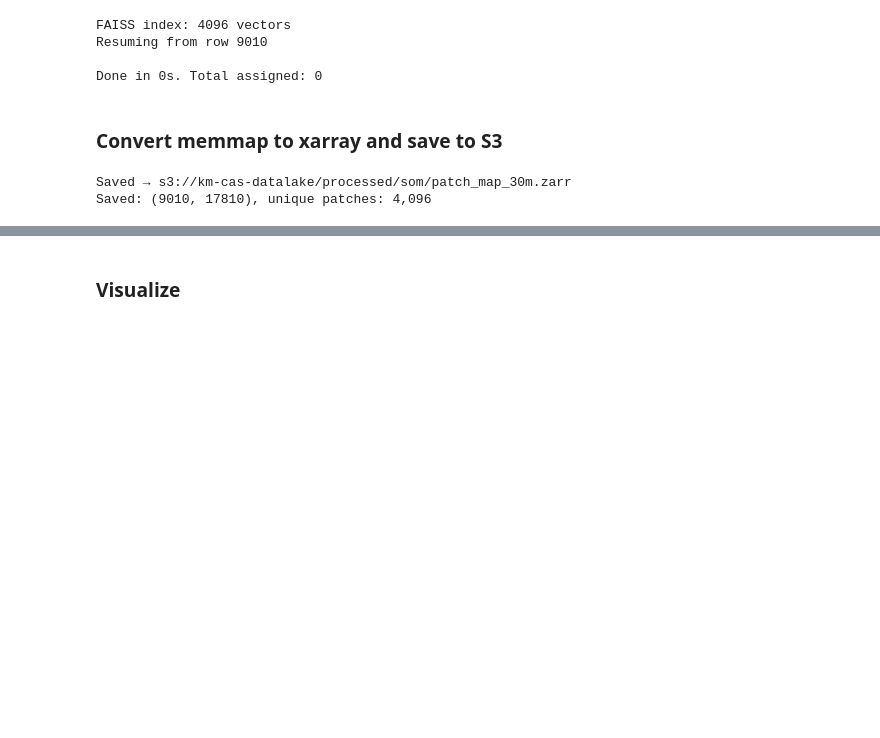
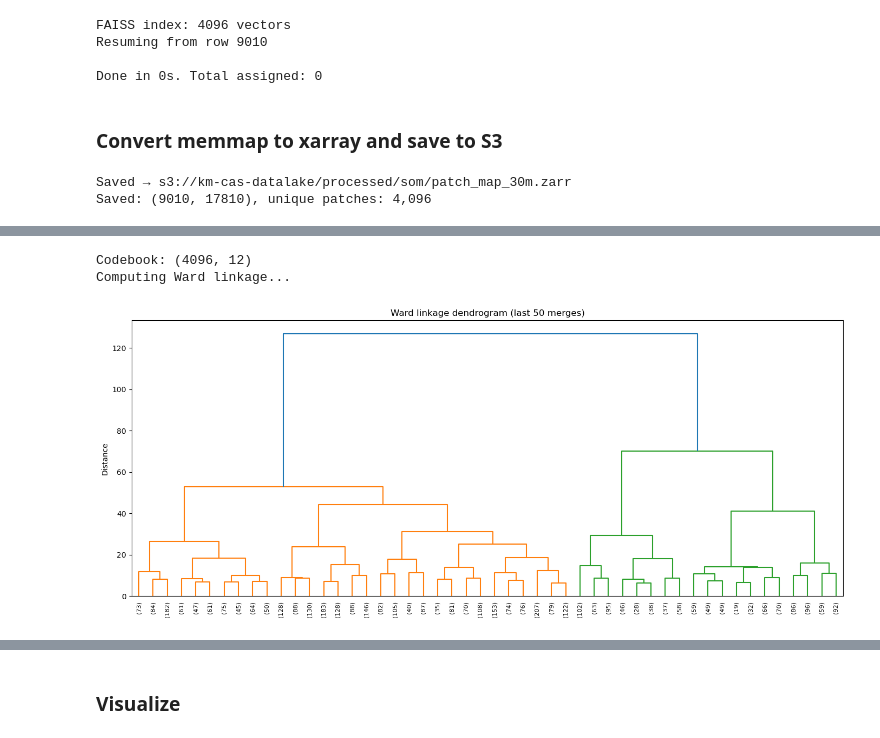
Before and after one commit to Kronmar-Bafu/cas-aml-project, a Jupyter notebook: 11_som_mapping.ipynb, the cells around one changed output, grey strips where cells are left out. Cells and saved outputs as stored; diff of their text form; code cells hidden in the pictures; blank space fills up the shorter version.

```diff
--- a/11_som_mapping.ipynb
+++ b/11_som_mapping.ipynb
@@ -190,0 +201,26 @@ Saved: (9010, 17810), unique patches: 4,096
+# %%
+from scipy.cluster.hierarchy import linkage, fcluster, dendrogram
+import matplotlib.pyplot as plt
+
+# Load codebook
+with open('final_som_codebook.pkl', 'rb') as f:
+    cb = pickle.load(f)  # (4096, n_features)
+
+print(f'Codebook: {cb.shape}')
+
+# Ward's linkage on the 4096 codebook vectors
+print('Computing Ward linkage...')
+Z = linkage(cb, method='ward', metric='euclidean')
+
+# Dendrogram to help choose the number of clusters
+fig, ax = plt.subplots(figsize=(14, 6))
+dendrogram(Z, truncate_mode='lastp', p=50, ax=ax,
+           leaf_rotation=90, leaf_font_size=8)
+ax.set_title('Ward linkage dendrogram (last 50 merges)')
+ax.set_ylabel('Distance')
+plt.tight_layout()
+plt.show()
+# %% [output]
+Codebook: (4096, 12)
+Computing Ward linkage...
+[figure, added]
```
Also changed, not shown: parts of 5 cells of this notebook, 3 other files.
